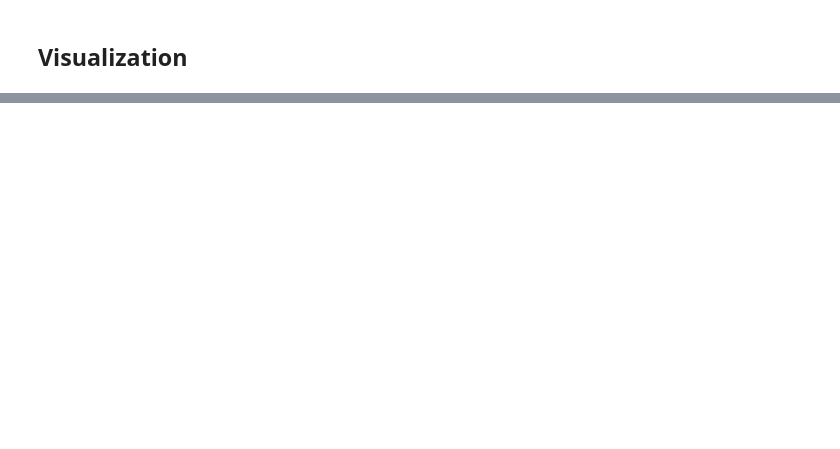
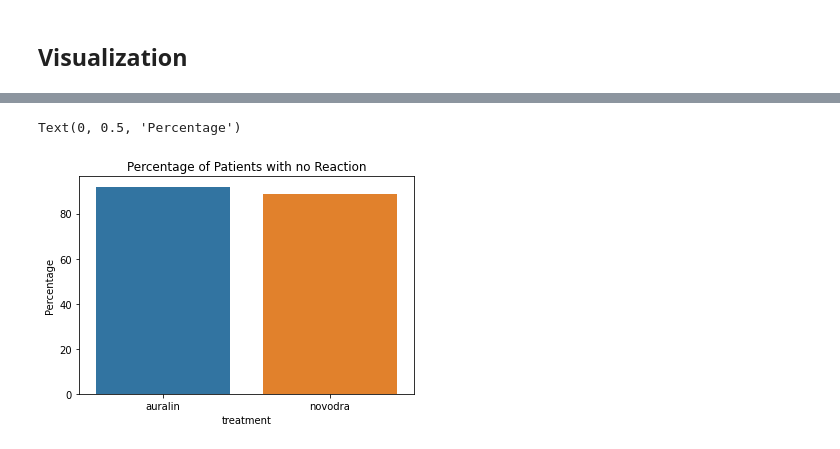
Before and after one commit to OmarInCS/data-analysis-visulization-python, a Jupyter notebook: week4/day2/lesson-9-full-case-study.ipynb, the cells around one changed output, grey strips where cells are left out. Drawn from its saved outputs; the diff is of its cells as text; code cells hidden in the pictures; blank space fills up the shorter version.

Commit message:
week 5, day 2 - start

```diff
--- a/week4/day2/lesson-9-full-case-study.ipynb
+++ b/week4/day2/lesson-9-full-case-study.ipynb
@@ -290,0 +505,5 @@ reactions.duplicated().sum()
+# %%
+treatments = treatments.melt(id_vars=["given_name", "surname", "hba1c_start", "hba1c_end", "hba1c_change"],
+                value_vars=["auralin", "novodra"]
+               , var_name="treatment", value_name="dose").replace("-", np.nan).dropna()
+treatments
@@ -290,0 +529,5 @@ reactions.duplicated().sum()
+# %%
+new_columns = treatments["dose"].str.extract("(?P<start_dose>\d+)u - (?P<end_dose>\d+)u")
+treatments = treatments.join(new_columns).drop(columns=["dose"])
+
+treatments
@@ -290,0 +553,5 @@ reactions.duplicated().sum()
+# %%
+treatments.drop_duplicates(subset=["given_name", "surname"], inplace=True)
+
+mask = treatments.duplicated(subset=["given_name", "surname"], keep=False)
+treatments[mask]
@@ -290,0 +565,3 @@ reactions.duplicated().sum()
+# %%
+treatments = treatments.merge(reactions, on=["given_name", "surname"], how="left").fillna("no-reaction")
+treatments
@@ -292,0 +593,8 @@ reactions.duplicated().sum()
+# %%
+temp = treatments.groupby("treatment").apply(lambda g: (g["adverse_reaction"] == "no-reaction").sum() / g.shape[0] * 100)
+sns.barplot(x=temp.index, y=temp.values)
+plt.title("Percentage of Patients with no Reaction")
+plt.ylabel("Percentage")
+# %% [output]
+Text(0, 0.5, 'Percentage')
+[figure, added]
```
Also changed, not shown: parts of 51 cells of this notebook, 7 other files.
